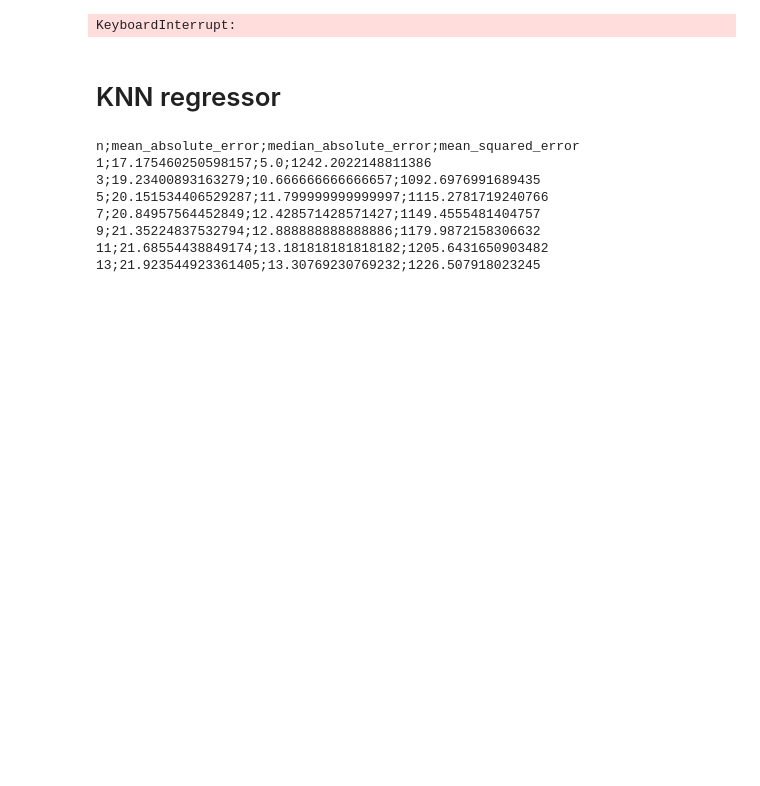
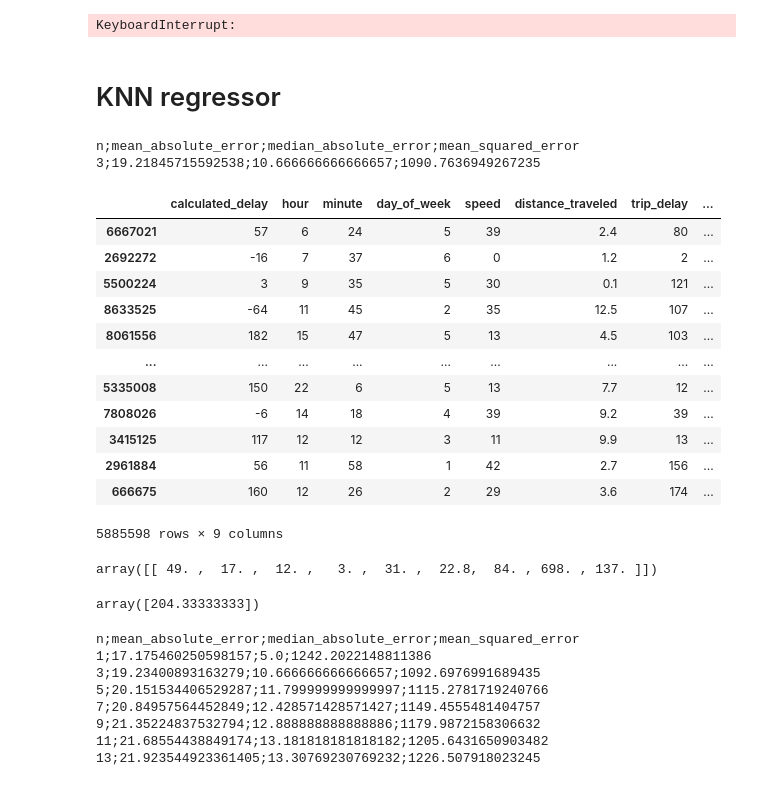
Before and after one commit to opendatalabcz/pid-portal, a Jupyter notebook: ml/ML.ipynb, the cells around one changed output. Drawn from its saved outputs; the diff is of its cells as text; code cells hidden in the pictures; blank space fills up the shorter version.

```diff
--- a/ml/ML.ipynb
+++ b/ml/ML.ipynb
@@ -198,3 +198,13 @@ KeyboardInterrupt:
 pickle.dump(clf, open('./ML/decision_tree_regressor.model', 'wb'))
 # %% [markdown]
 # KNN regressor
+# %%
+print('n;mean_absolute_error;median_absolute_error;mean_squared_error')
+
+neigh = KNeighborsRegressor(n_neighbors=3)
+neigh.fit(X_train, y_train)
+y_pred = neigh.predict(X_test)
+print('{};{};{};{}'.format(3,mean_absolute_error(y_test, y_pred), median_absolute_error(y_test, y_pred), mean_squared_error(y_test, y_pred)))
+# %% [output]
+n;mean_absolute_error;median_absolute_error;mean_squared_error
+3;19.21845715592538;10.666666666666657;1090.7636949267235
@@ -200,0 +217,20 @@ pickle.dump(clf, open('./ML/decision_tree_regressor.model', 'wb'))
+# %%
+X_train
+# %% [output]
+|  | calculated_delay | hour | minute | day_of_week | speed | distance_traveled | trip_delay | ... |
+| 6667021 | 57 | 6 | 24 | 5 | 39 | 2.4 | 80 | ... |
+| 2692272 | -16 | 7 | 37 | 6 | 0 | 1.2 | 2 | ... |
+| 5500224 | 3 | 9 | 35 | 5 | 30 | 0.1 | 121 | ... |
+| 8633525 | -64 | 11 | 45 | 2 | 35 | 12.5 | 107 | ... |
+| 8061556 | 182 | 15 | 47 | 5 | 13 | 4.5 | 103 | ... |
+| ... | ... | ... | ... | ... | ... | ... | ... | ... |
+| 5335008 | 150 | 22 | 6 | 5 | 13 | 7.7 | 12 | ... |
+| 7808026 | -6 | 14 | 18 | 4 | 39 | 9.2 | 39 | ... |
+| 3415125 | 117 | 12 | 12 | 3 | 11 | 9.9 | 13 | ... |
+| 2961884 | 56 | 11 | 58 | 1 | 42 | 2.7 | 156 | ... |
+| 666675 | 160 | 12 | 26 | 2 | 29 | 3.6 | 174 | ... |
+5885598 rows × 9 columns
+# %%
+display(X_test.iloc[[2]].values)
+# %% [output]
+array([[ 49. ,  17. ,  12. ,   3. ,  31. ,  22.8,  84. , 698. , 137. ]])
@@ -201,3 +239,7 @@ pickle.dump(clf, open('./ML/decision_tree_regressor.model', 'wb'))
+# %%
+y_pred
+# %% [output]
+array([204.33333333])
 # %%
 print('n;mean_absolute_error;median_absolute_error;mean_squared_error')
 for n in range(1,16,2):
```
Also changed, not shown: parts of 6 cells of this notebook.
